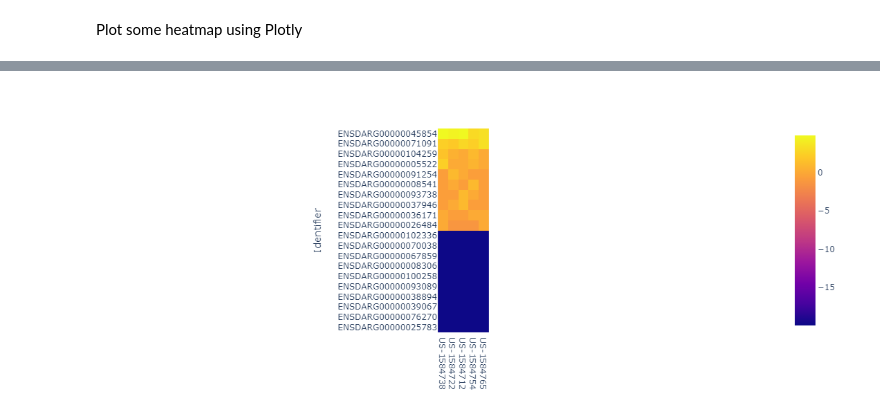
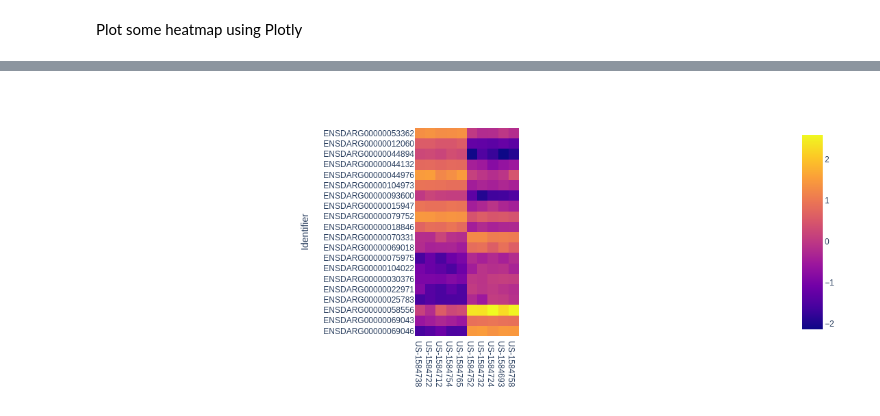
Before and after one commit to glasgowcompbio/pyMultiOmics, a Jupyter notebook: notebooks/analysis_zebrafish.ipynb, the cells around one changed output, grey strips where cells are left out. Drawn from its saved outputs; the diff is of its cells as text; code cells hidden in the pictures.

```diff
--- a/notebooks/analysis_zebrafish.ipynb
+++ b/notebooks/analysis_zebrafish.ipynb
@@ -265,0 +263,6 @@ res
+# %%
+data_type = GENES
+analysis = ap.get_de_analysis(data_type, case, control)
+wi = analysis.wi
+data_df, design_df = wi.data_df, wi.design_df
+data_df
@@ -266,6 +284,6 @@ res
 # %%
 case_group = design_df[design_df['group'] == case].index.values.tolist()
-control_group = design_df[design_df['group'] == case].index.values.tolist()
+control_group = design_df[design_df['group'] == control].index.values.tolist()
 selection = case_group + control_group
 selection
 # %% [output]
@@ -282,8 +300,4 @@ selection
-# %%
-data_type = GENES
-data_df, design_df = ap.mapping.get_dfs(data_type)
-df = data_df.loc[res.index.values]
-
-min_replace = SMALL
-wi = WebOmicsInference(df, design_df, data_type, min_value=min_replace)
-heatmap_df = wi.data_df[selection]
+# %%
+heatmap_df = wi.data_df.loc[res.index.values]
+heatmap_df = heatmap_df[selection]
+heatmap_df
@@ -290,4 +323,4 @@ heatmap_df = wi.data_df[selection]
 # %%
 from plotly import express as px
-px.imshow(np.log2(heatmap_df))
+px.imshow(wi.standardize_df(heatmap_df, log=True, axis=0))
 # %% [output]
@@ -294 +328 @@ px.imshow(np.log2(heatmap_df))
-[figure, old version]
+[figure, new version]
```
Also changed, not shown: parts of 18 cells of this notebook, 4 other files.
